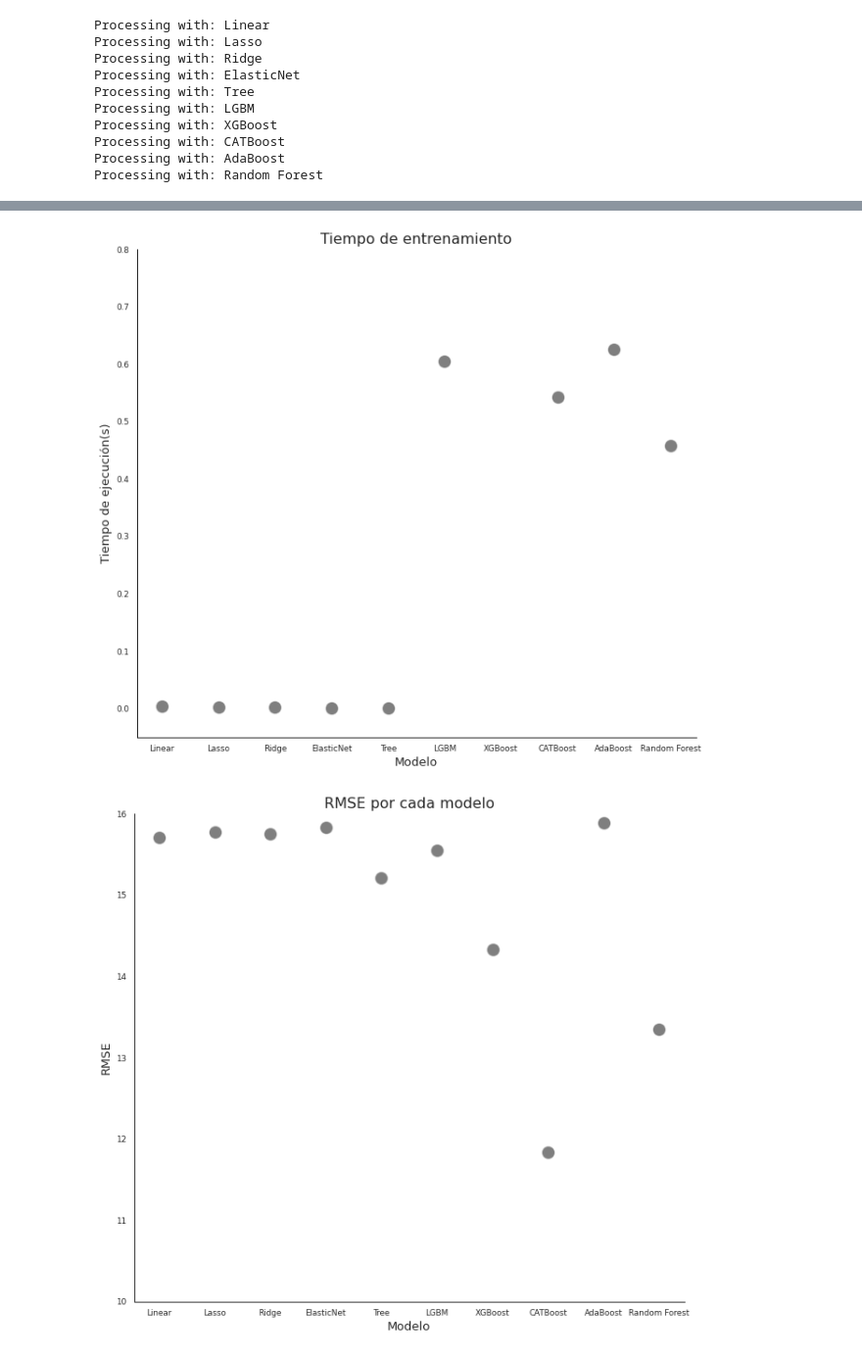
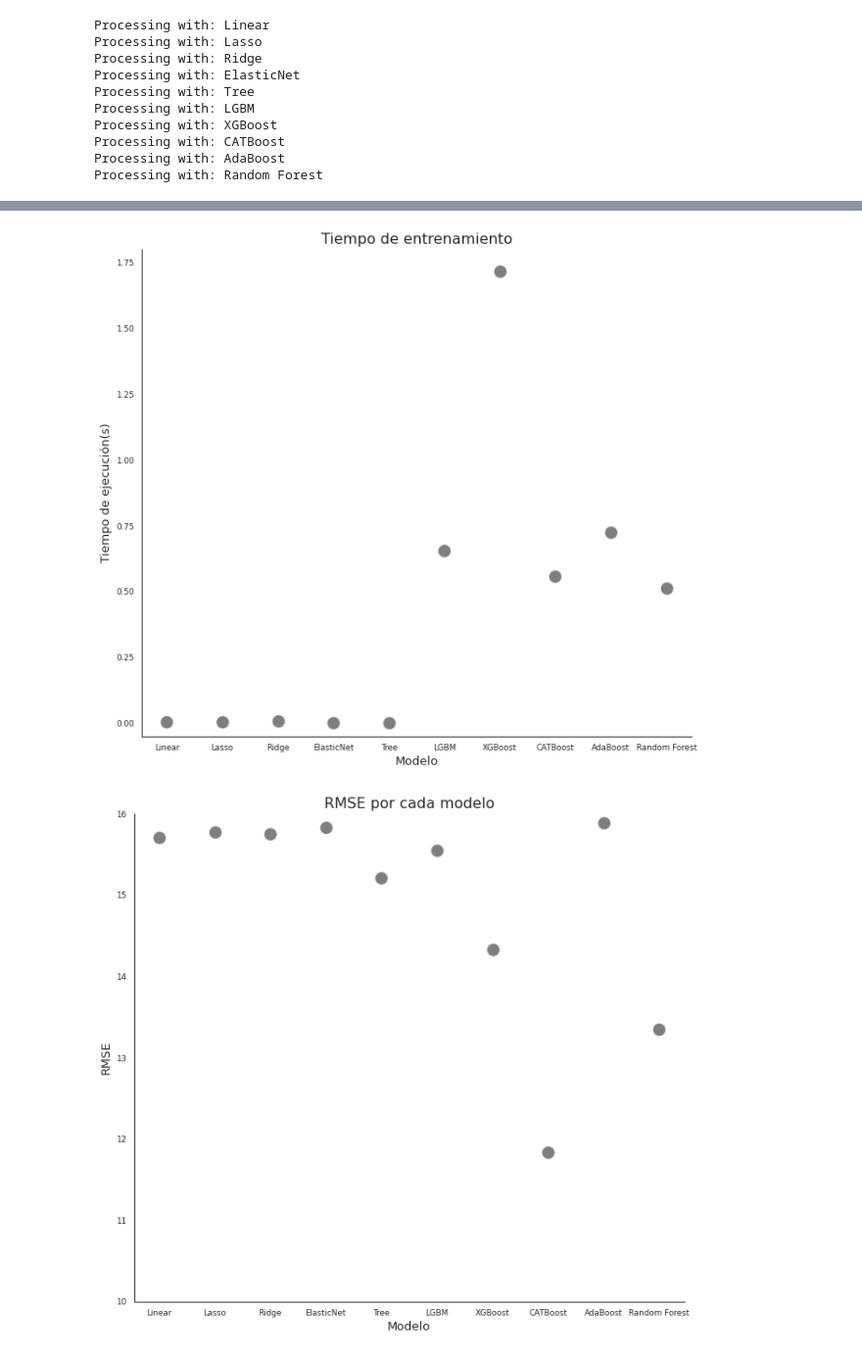
Before and after one commit to CrowBonilla/sistemas-inteligentes, a Jupyter notebook: code/ML_Regression_CO2_Emission.ipynb, the cells around one changed output, grey strips where cells are left out. Shown: that part at 98% size. Saved outputs shown, nothing was run; the diff lists cells and outputs as text; code cells hidden in the pictures.

```diff
--- a/code/ML_Regression_CO2_Emission.ipynb
+++ b/code/ML_Regression_CO2_Emission.ipynb
@@ -860,15 +860,15 @@ print(df)
 # %%
 sns.set_theme(style="white")
 sns.set_context("paper", rc={"font.size":20,"axes.titlesize":16,"axes.labelsize":13})
 
 
 sns.relplot(x="model", y="exec_time", alpha=.5, palette='r', s=200, color = 'black',
             height=6, data=df) \
     .set(title='Tiempo de entrenamiento', xlabel='Modelo', ylabel='Tiempo de ejecución(s)',
-        ylim=(-0.05,0.8))
+        ylim=(-0.05,1.8))
 plt.gcf().set_size_inches(11, 9)
 # %% [output]
-[figure, old version]
+[figure, new version]
 # %%
 sns.set_theme(style="white")
 sns.set_context("paper", rc={"font.size":20,"axes.titlesize":16,"axes.labelsize":13})
```
Also changed, not shown: parts of 2 cells of this notebook, 3 other files.
